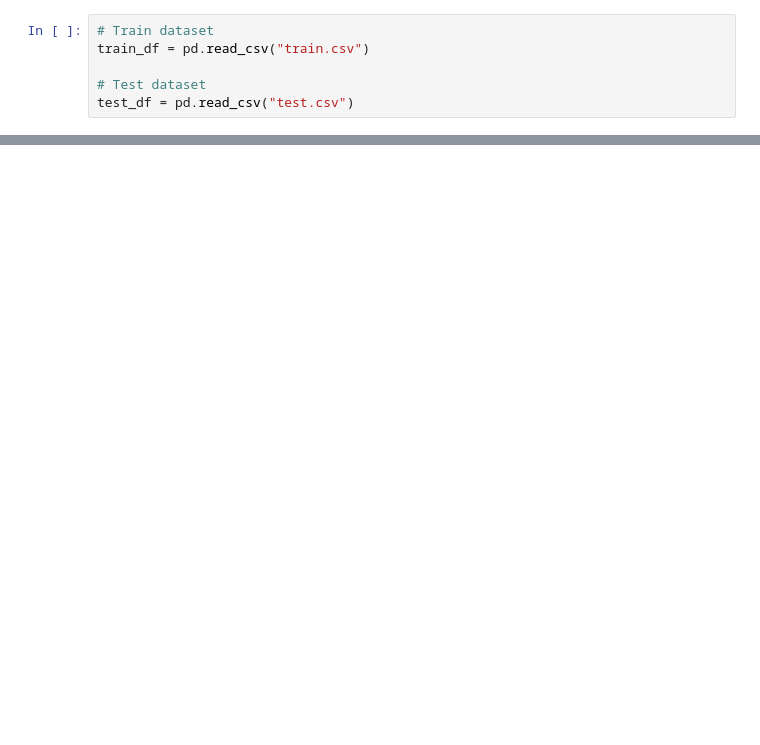
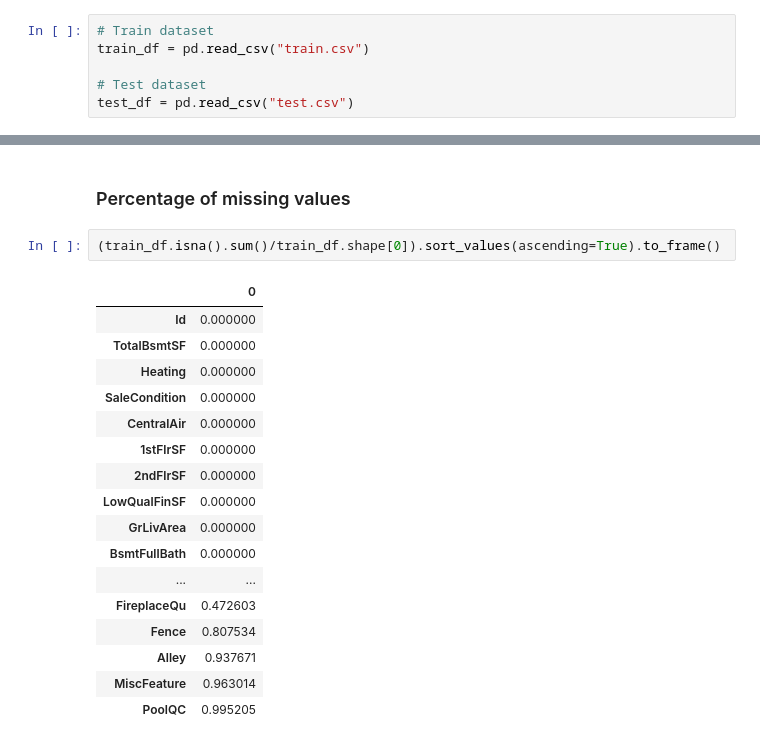
Before and after one commit to janvionl/housePricesPredictionKaggle, a Jupyter notebook: house_PricesPrediction.ipynb, the cells around one changed output, grey strips where cells are left out. Cells and saved outputs as stored; diff of their text form; blank space fills up the shorter version.

```diff
--- a/house_PricesPrediction.ipynb
+++ b/house_PricesPrediction.ipynb
@@ -38,0 +65,22 @@ train_df.describe()
+# %% [markdown]
+### Percentage of missing values
+# %%
+(train_df.isna().sum()/train_df.shape[0]).sort_values(ascending=True).to_frame()
+# %% [output]
+|  | 0 |
+| Id | 0.000000 |
+| TotalBsmtSF | 0.000000 |
+| Heating | 0.000000 |
+| SaleCondition | 0.000000 |
+| CentralAir | 0.000000 |
+| 1stFlrSF | 0.000000 |
+| 2ndFlrSF | 0.000000 |
+| LowQualFinSF | 0.000000 |
+| GrLivArea | 0.000000 |
+| BsmtFullBath | 0.000000 |
+| ... | ... |
+| FireplaceQu | 0.472603 |
+| Fence | 0.807534 |
+| Alley | 0.937671 |
+| MiscFeature | 0.963014 |
+| PoolQC | 0.995205 |
```
Also changed, not shown: parts of 28 cells of this notebook.
